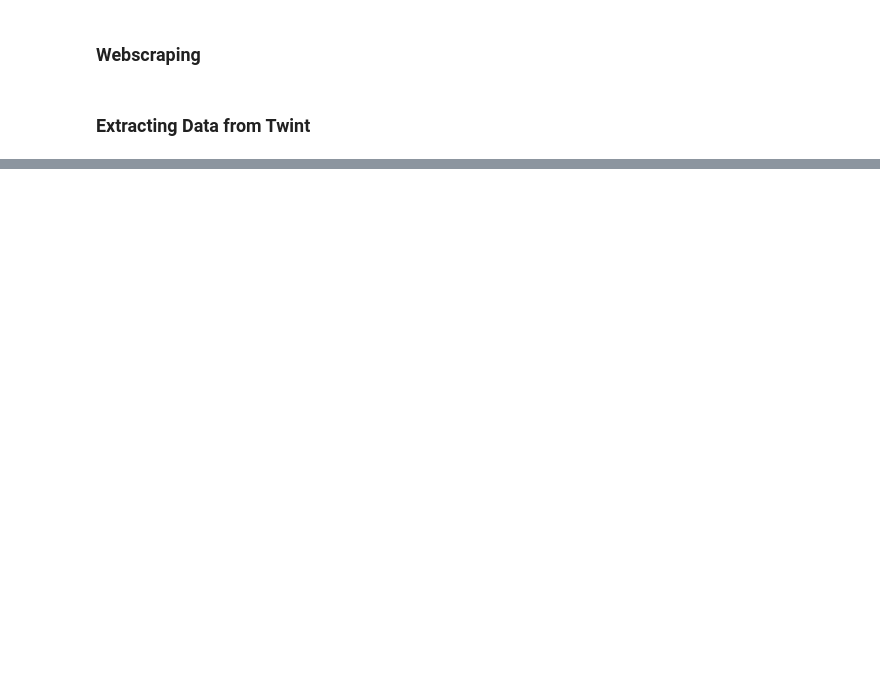
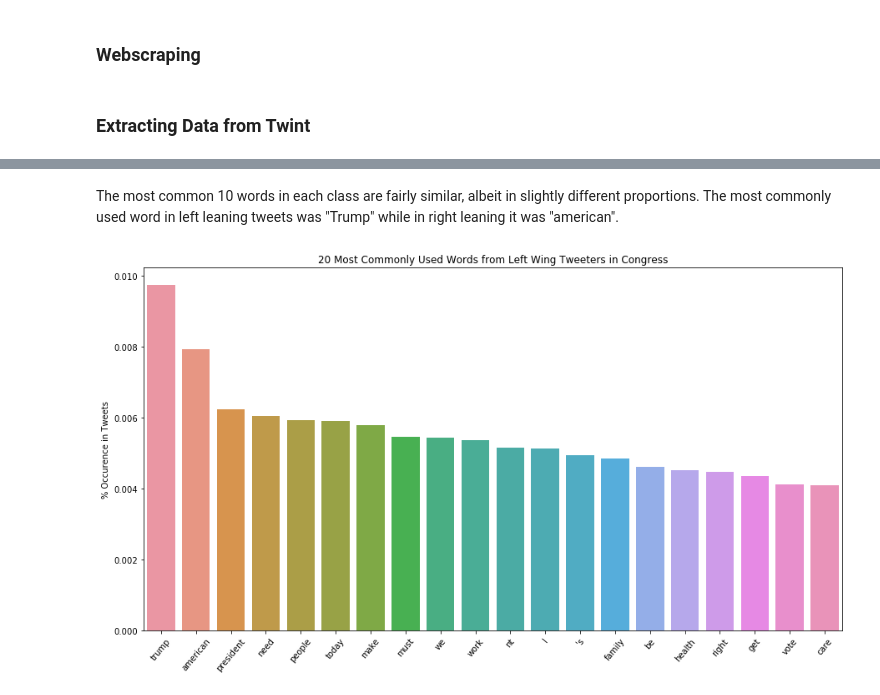
Before and after one commit to swzoeller/NLP-Capstone, a Jupyter notebook: data-extraction-twint.ipynb, the cells around one changed output, grey strips where cells are left out. Drawn from its saved outputs; the diff is of its cells as text; code cells hidden in the pictures; blank space fills up the shorter version.

```diff
--- a/data-extraction-twint.ipynb
+++ b/data-extraction-twint.ipynb
@@ -207,0 +295,4 @@ tweets_all.drop_duplicates(subset="id", inplace=True)
+# %%
+preprocess = pd.read_csv("Data/preprocess.csv")
+# %%
+eda = preprocess.copy()
@@ -207,0 +301,3 @@ tweets_all.drop_duplicates(subset="id", inplace=True)
+# %%
+right = eda[eda["party"] == "R"]
+left = eda[eda["party"] == "D"]
@@ -207,0 +366,12 @@ tweets_all.drop_duplicates(subset="id", inplace=True)
+# %% [markdown]
+The most common 10 words in each class are fairly similar, albeit in slightly different proportions. The most commonly used word in left leaning tweets was "Trump" while in right leaning it was "american".
+# %%
+plt.figure(figsize=(15,8))
+sns.barplot(x=left["lemmatized"].str.split(expand=True).stack().value_counts(normalize=True)[:20].index,
+            y=left["lemmatized"].str.split(expand=True).stack().value_counts(normalize=True)[:20].values)
+plt.title("20 Most Commonly Used Words from Left Wing Tweeters in Congress")
+plt.ylabel("% Occurence in Tweets")
+plt.xticks(rotation=50)
+plt.show()
+# %% [output]
+[figure, added]
```
Also changed, not shown: parts of 88 cells of this notebook, 1 other file.
